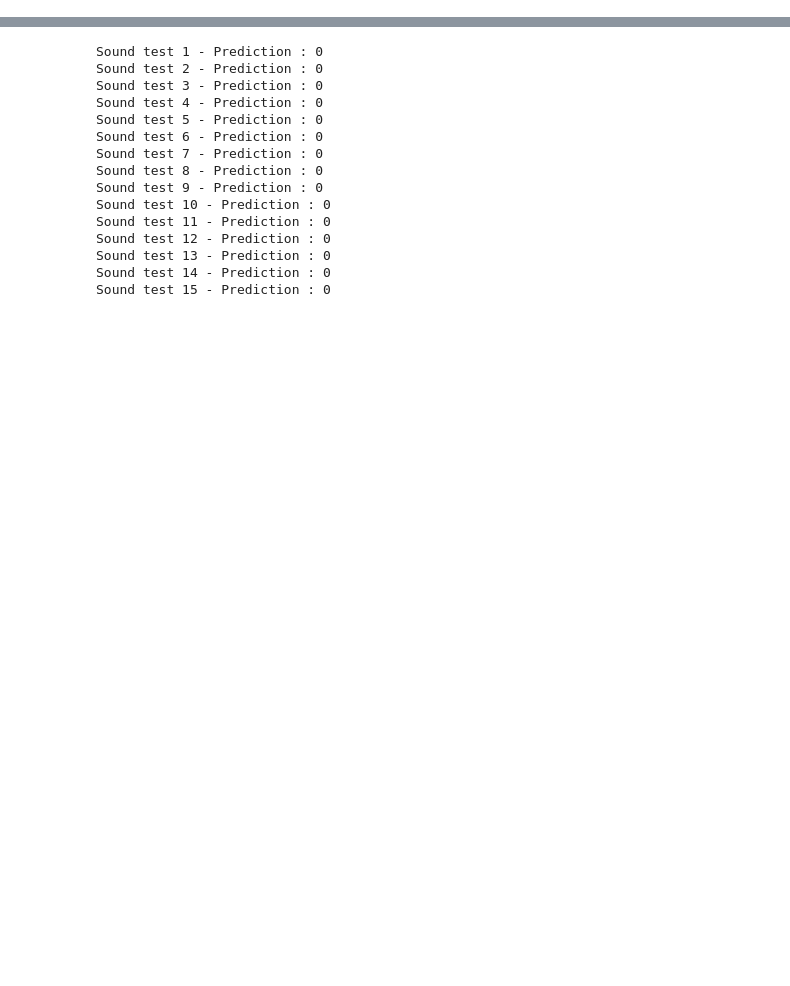
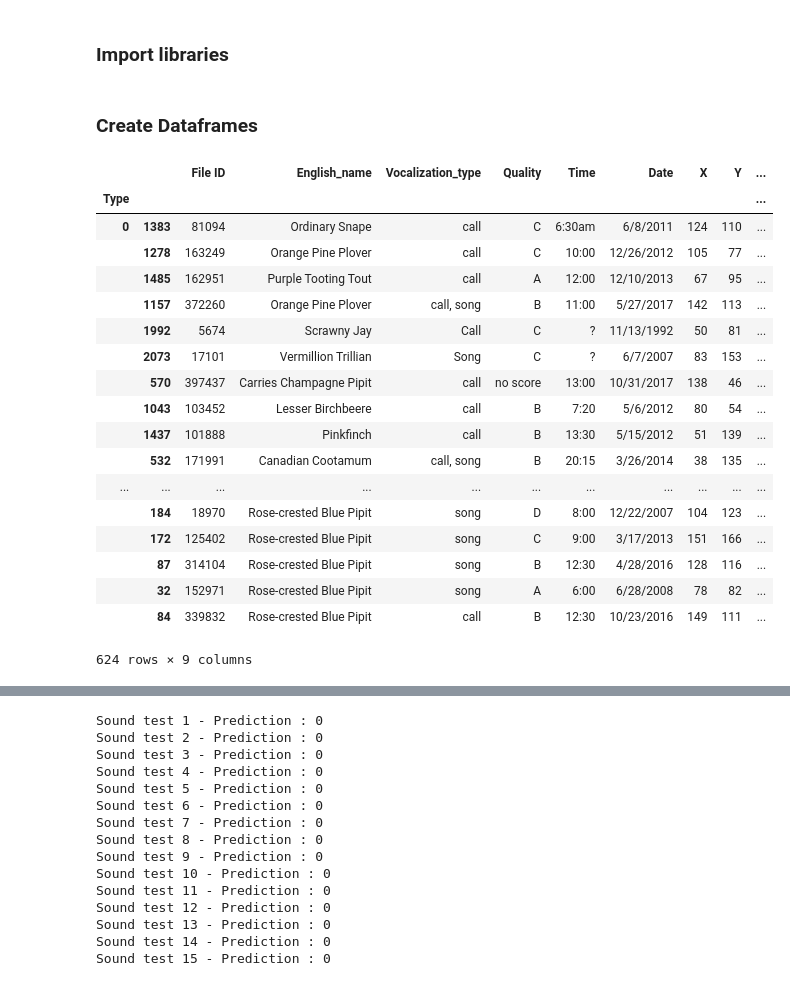
Before and after one commit to guillaumefrd/vast-challenge-2018-mc1, a Jupyter notebook: birds_sound_classification.ipynb, the cells around one changed output, grey strips where cells are left out. Drawn from its saved outputs; the diff is of its cells as text; code cells hidden in the pictures; blank space fills up the shorter version.

Commit message:
refacto classification

```diff
--- a/birds_sound_classification.ipynb
+++ b/birds_sound_classification.ipynb
@@ -63,10 +0,0 @@ for file in files:
-# %%
-folder_path = 'all_birds_wav'
-files = os.listdir(folder_path)
-
-sounds = []
-for i in range(1, 9):
-    # Read WAV file
-    f = os.path.join(folder_path, files[i])
-    rate, data = wavfile.read(f)
-    sounds.append(data)
@@ -309,0 +20,2 @@ Confusion matrix: [[109   1]
+# %% [markdown]
+### Import libraries
@@ -309,0 +30,37 @@ Confusion matrix: [[109   1]
+# %% [markdown]
+### Create Dataframes
+# %%
+df_all = pd.read_csv('AllBirdsv4.csv')
+
+# Create a new column to tell whether it's a blue pipit or not
+# this is our target for the classification
+type=[]
+for i in range(len(df_all.index)):
+    if str(df_all.loc[i,'English_name']) == 'Rose-crested Blue Pipit':
+        type.append(1)
+    else:
+        type.append(0)
+df_all['Type']=type
+df_all_show = df_all.groupby('Type')
+df_all_show = df_all_show.apply(lambda x: x.sample(frac=0.3))
+display(df_all_show)
+# %% [output]
+|  |  | File ID | English_name | Vocalization_type | Quality | Time | Date | X | Y | ... |
+| Type |  |  |  |  |  |  |  |  |  | ... |
+| 0 | 1383 | 81094 | Ordinary Snape | call | C | 6:30am | 6/8/2011 | 124 | 110 | ... |
+|  | 1278 | 163249 | Orange Pine Plover | call | C | 10:00 | 12/26/2012 | 105 | 77 | ... |
+|  | 1485 | 162951 | Purple Tooting Tout | call | A | 12:00 | 12/10/2013 | 67 | 95 | ... |
+|  | 1157 | 372260 | Orange Pine Plover | call, song | B | 11:00 | 5/27/2017 | 142 | 113 | ... |
+|  | 1992 | 5674 | Scrawny Jay | Call | C | ? | 11/13/1992 | 50 | 81 | ... |
+|  | 2073 | 17101 | Vermillion Trillian | Song | C | ? | 6/7/2007 | 83 | 153 | ... |
+|  | 570 | 397437 | Carries Champagne Pipit | call | no score | 13:00 | 10/31/2017 | 138 | 46 | ... |
+|  | 1043 | 103452 | Lesser Birchbeere | call | B | 7:20 | 5/6/2012 | 80 | 54 | ... |
+|  | 1437 | 101888 | Pinkfinch | call | B | 13:30 | 5/15/2012 | 51 | 139 | ... |
+|  | 532 | 171991 | Canadian Cootamum | call, song | B | 20:15 | 3/26/2014 | 38 | 135 | ... |
+| ... | ... | ... | ... | ... | ... | ... | ... | ... | ... | ... |
+|  | 184 | 18970 | Rose-crested Blue Pipit | song | D | 8:00 | 12/22/2007 | 104 | 123 | ... |
+|  | 172 | 125402 | Rose-crested Blue Pipit | song | C | 9:00 | 3/17/2013 | 151 | 166 | ... |
+|  | 87 | 314104 | Rose-crested Blue Pipit | song | B | 12:30 | 4/28/2016 | 128 | 116 | ... |
+|  | 32 | 152971 | Rose-crested Blue Pipit | song | A | 6:00 | 6/28/2008 | 78 | 82 | ... |
+|  | 84 | 339832 | Rose-crested Blue Pipit | call | B | 12:30 | 10/23/2016 | 149 | 111 | ... |
+624 rows × 9 columns
```
Also changed, not shown: parts of 44 cells of this notebook.
